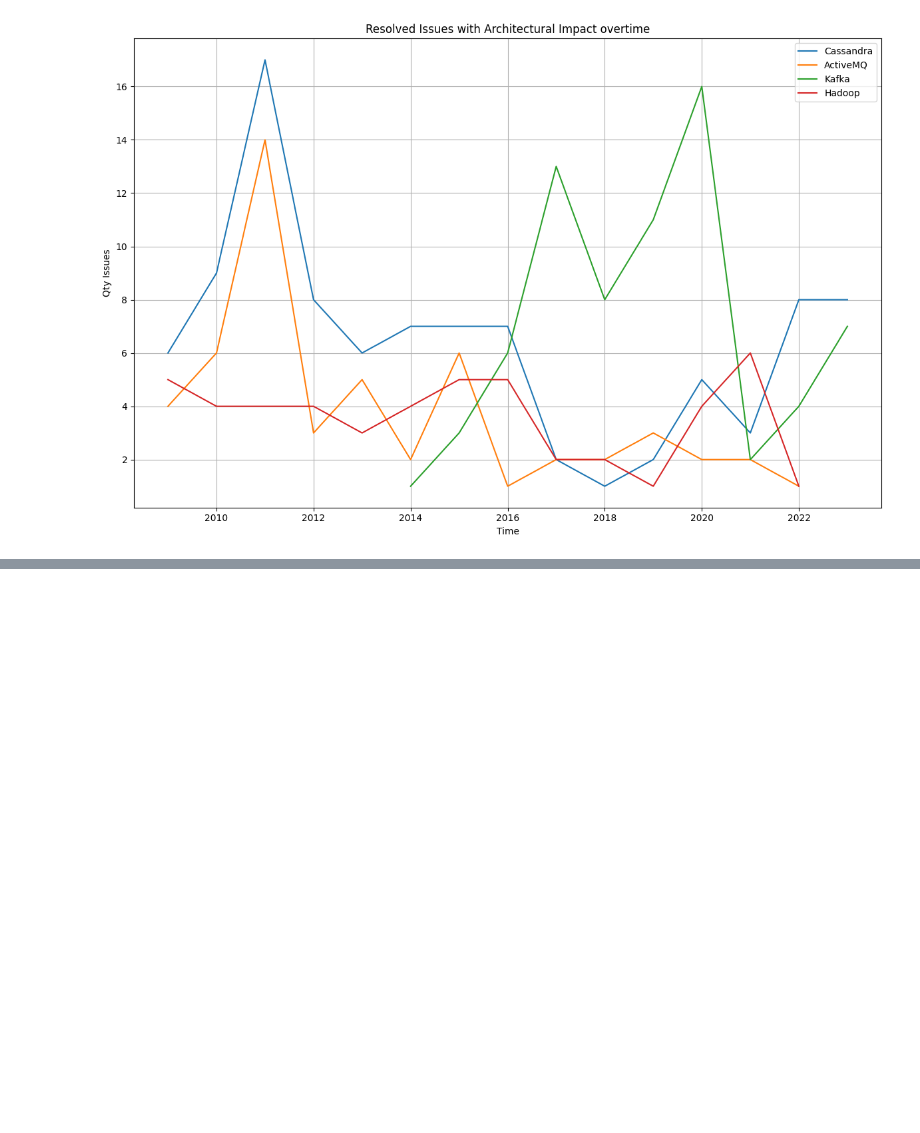
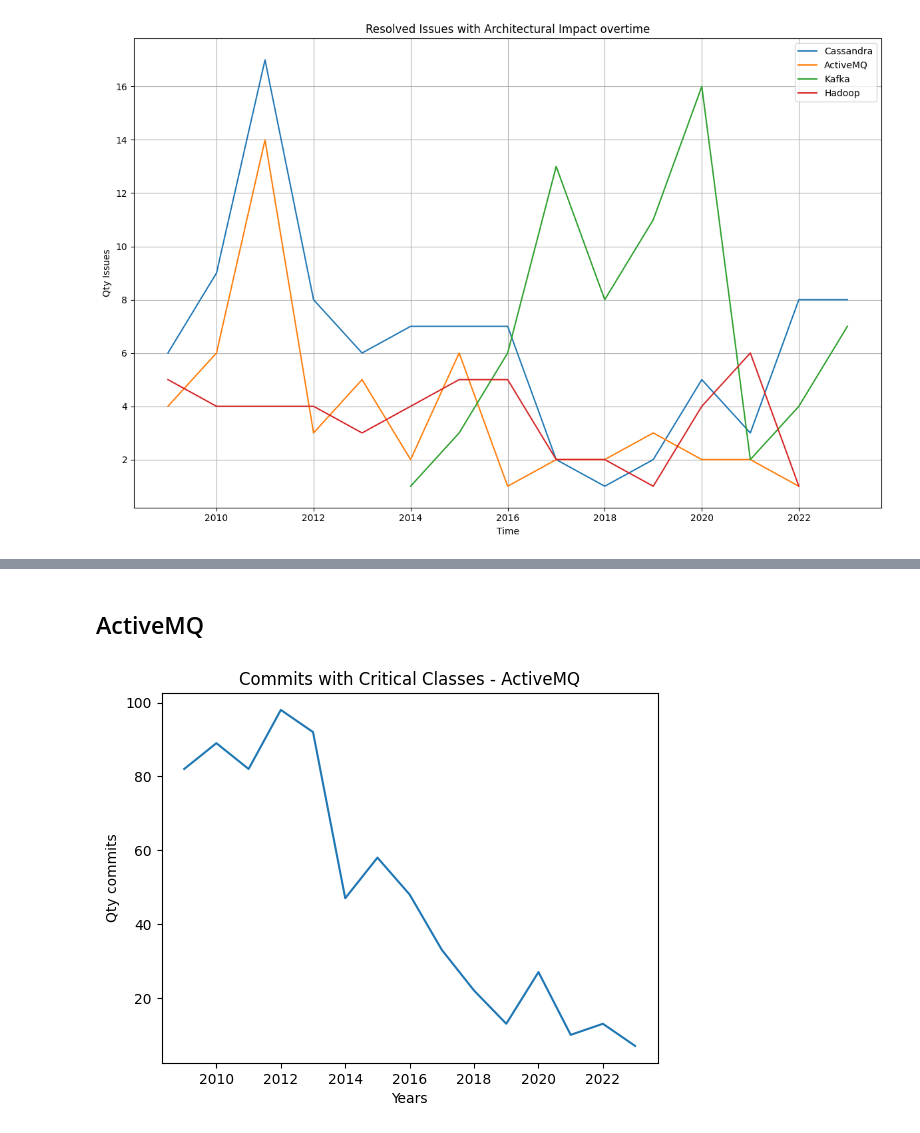
Before and after one commit to armandossrecife/my_validation, a Jupyter notebook: my_comparison.ipynb, the cells around one changed output, grey strips where cells are left out. Saved outputs shown, nothing was run; the diff lists cells and outputs as text; code cells hidden in the pictures; blank space fills up the shorter version.

```diff
--- a/my_comparison.ipynb
+++ b/my_comparison.ipynb
@@ -2405,0 +2449,26 @@ gera_graficos_sobrescritos(t1=(anos_cr, qtd_issues_cr), t2=(anos_ar, qtd_issues_
+# %% [markdown]
+## ActiveMQ
+# %%
+# transforma year
+df_acwcc = df_activemq_commits_critical_classes.copy()
+colunas_a = ['hash', 'date']
+df_acwcc = df_acwcc[colunas_a]
+df_acwcc['year'] = pd.to_datetime(df_acwcc['date']).dt.year
+
+# agrupa por years
+commits_per_year_a = df_acwcc.groupby(['year']).size()
+commits_new_df_a = commits_per_year_a.to_frame(name='commits_count').reset_index()
+df_activemq_commits_by_year = commits_new_df_a.copy()
+
+# x and y
+anos_commit_a = df_activemq_commits_by_year.year
+qtd_commit_a = df_activemq_commits_by_year.commits_count
+
+# grafico de serie temporal
+grafico_activemq_commits = GraficoSerieTemporal()
+grafico_activemq_commits.set_eixo_x(x=anos_commit_a)
+grafico_activemq_commits.set_eixo_y(y=qtd_commit_a)
+grafico_activemq_commits.configura_titulo_e_rotulos(titulo='Commits with Critical Classes - ActiveMQ', rotulo_x='Years', rotulo_y='Qty commits')
+grafico_activemq_commits.exibir_gráfico()
+# %% [output]
+[figure, added]
```
Also changed, not shown: parts of 15 cells of this notebook.
